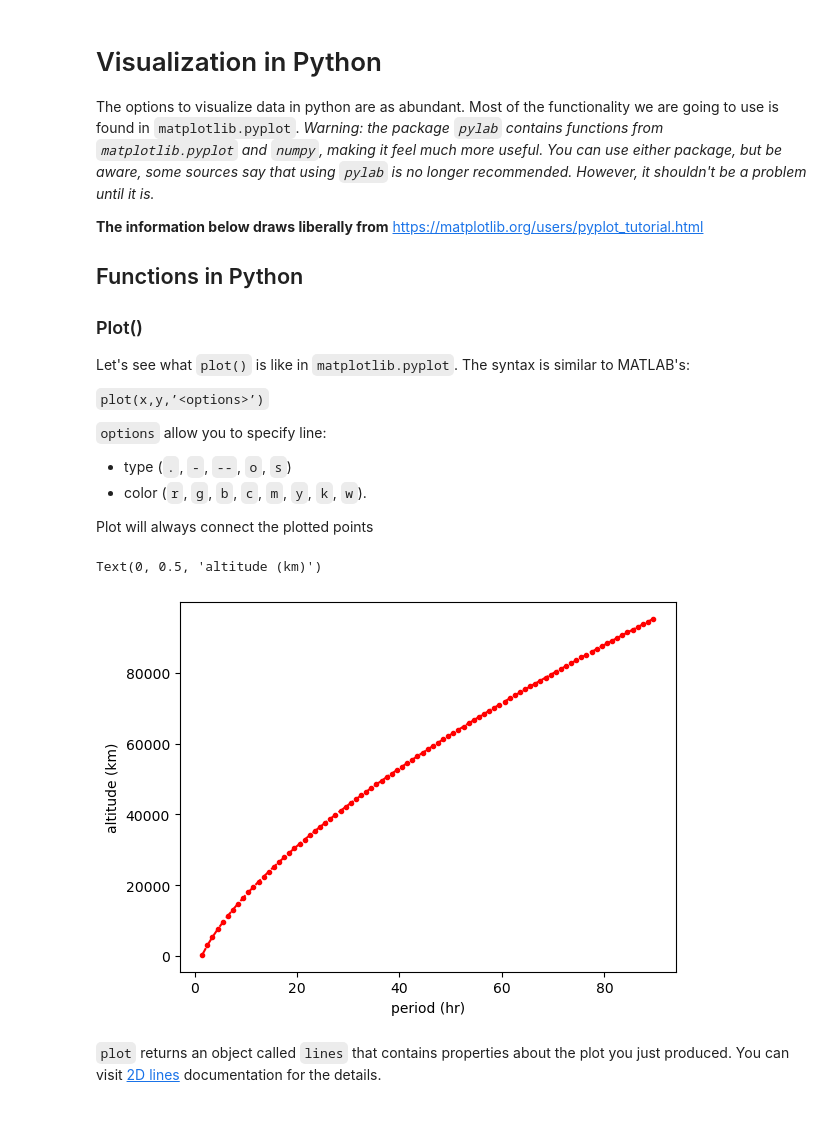
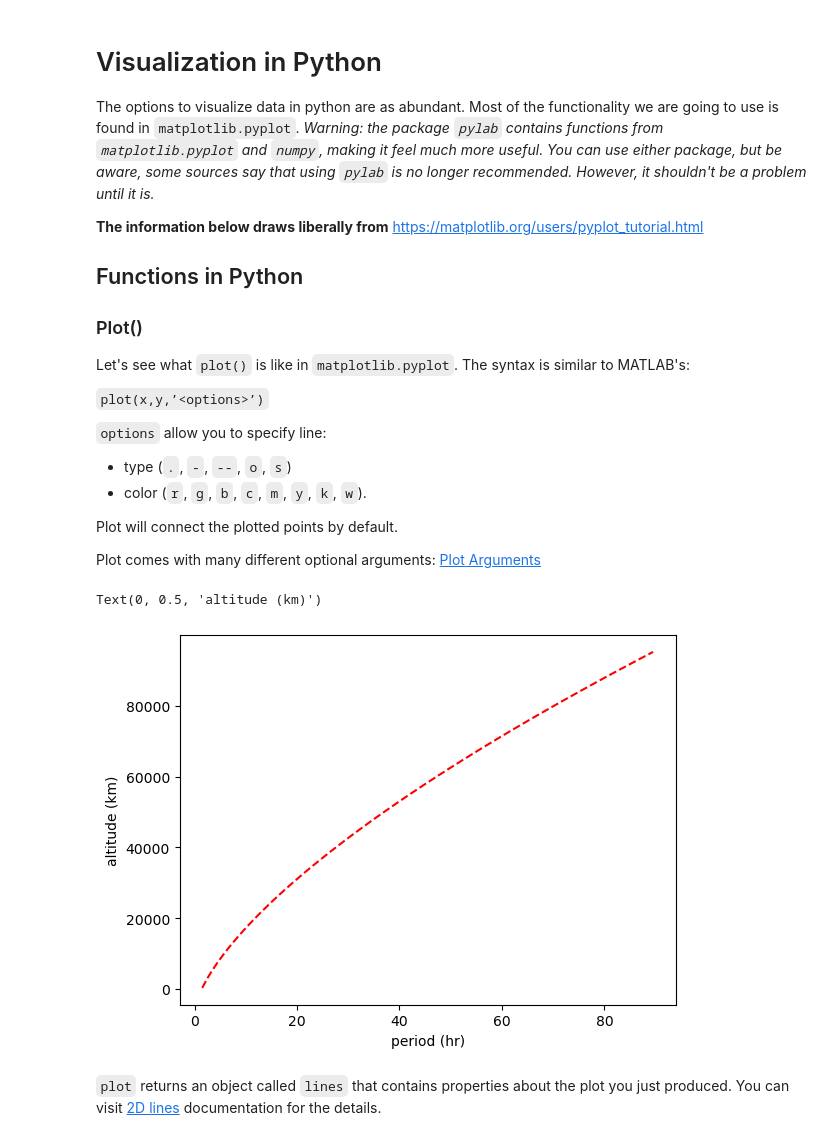
Before and after one commit to matteoostland/main, a Jupyter notebook: Python/PythonVisual.ipynb, the cells around one changed output. Saved outputs shown, nothing was run; the diff lists cells and outputs as text; code cells hidden in the pictures.

```diff
--- a/Python/PythonVisual.ipynb
+++ b/Python/PythonVisual.ipynb
@@ -14,21 +14,23 @@ Let's see what `plot()` is like in `matplotlib.pyplot`. The syntax is similar to
 - type (`.`, `-`, `--`, `o`, `s`)
 - color (`r`, `g`, `b`, `c`, `m`, `y`, `k`, `w`).
 
-Plot will always connect the plotted points
+Plot will connect the plotted points by default.
+
+Plot comes with many different optional arguments: [Plot Arguments](https://matplotlib.org/stable/api/_as_gen/matplotlib.pyplot.plot.html)
 # %%
 import numpy as np
 import matplotlib.pyplot as mp
 G = 6.67*10**(-11)
 M = 5.98*10**(24)
 R = 6.371*10**6
 x = np.arange(1.5,90,1)
 y = (G*M*(3600*x)**2/(4*np.pi**2))**(1/3)-R
-ploth = mp.plot(x,y/1000,'r--.')
+ploth = mp.plot(x,y/1000,'r--', animated = True)
 mp.xlabel("period (hr)")
 mp.ylabel("altitude (km)")
 # %% [output]
 Text(0, 0.5, 'altitude (km)')
-[figure, old version]
+[figure, new version]
 # %% [markdown]
 `plot` returns an object called `lines` that contains properties about the plot you just produced. You can visit [2D lines](https://matplotlib.org/stable/api/_as_gen/matplotlib.lines.Line2D.html) documentation for the details.
 # %%
```
Also changed, not shown: parts of 8 cells of this notebook.
